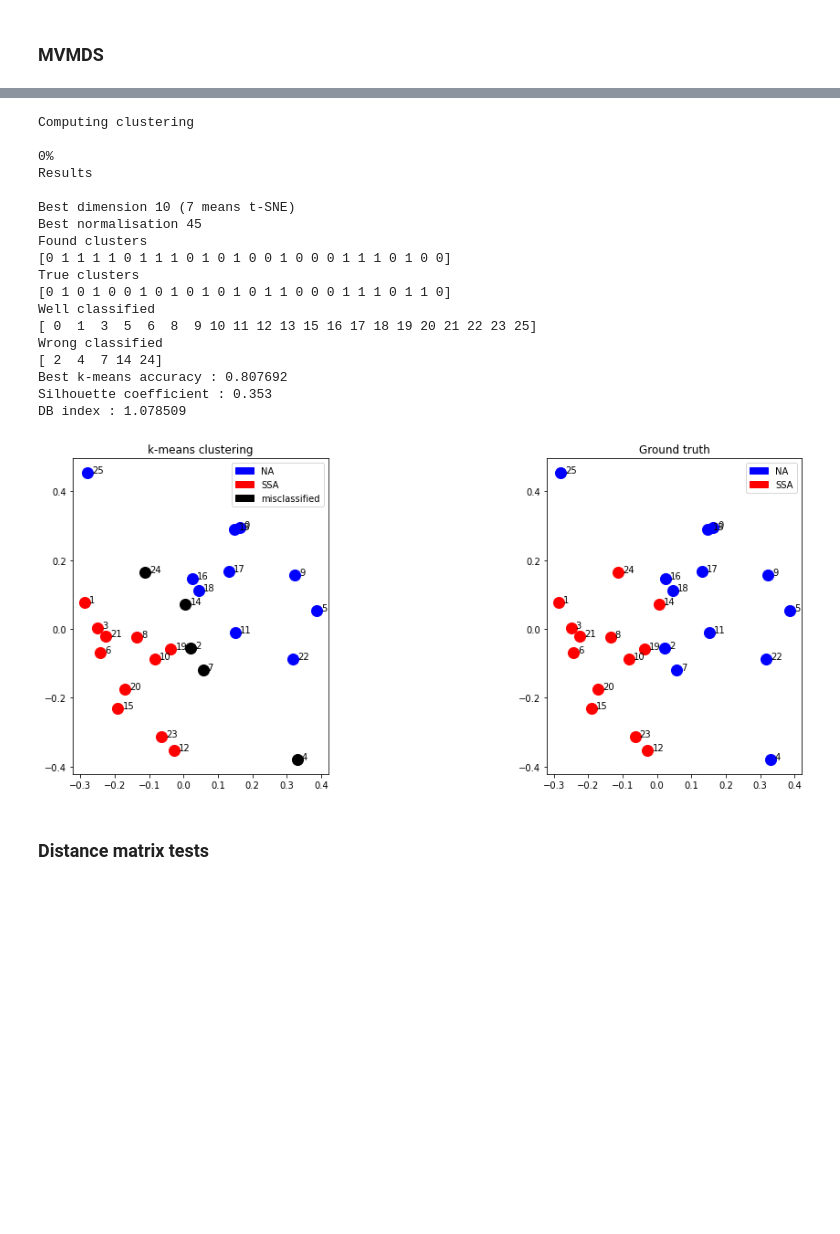
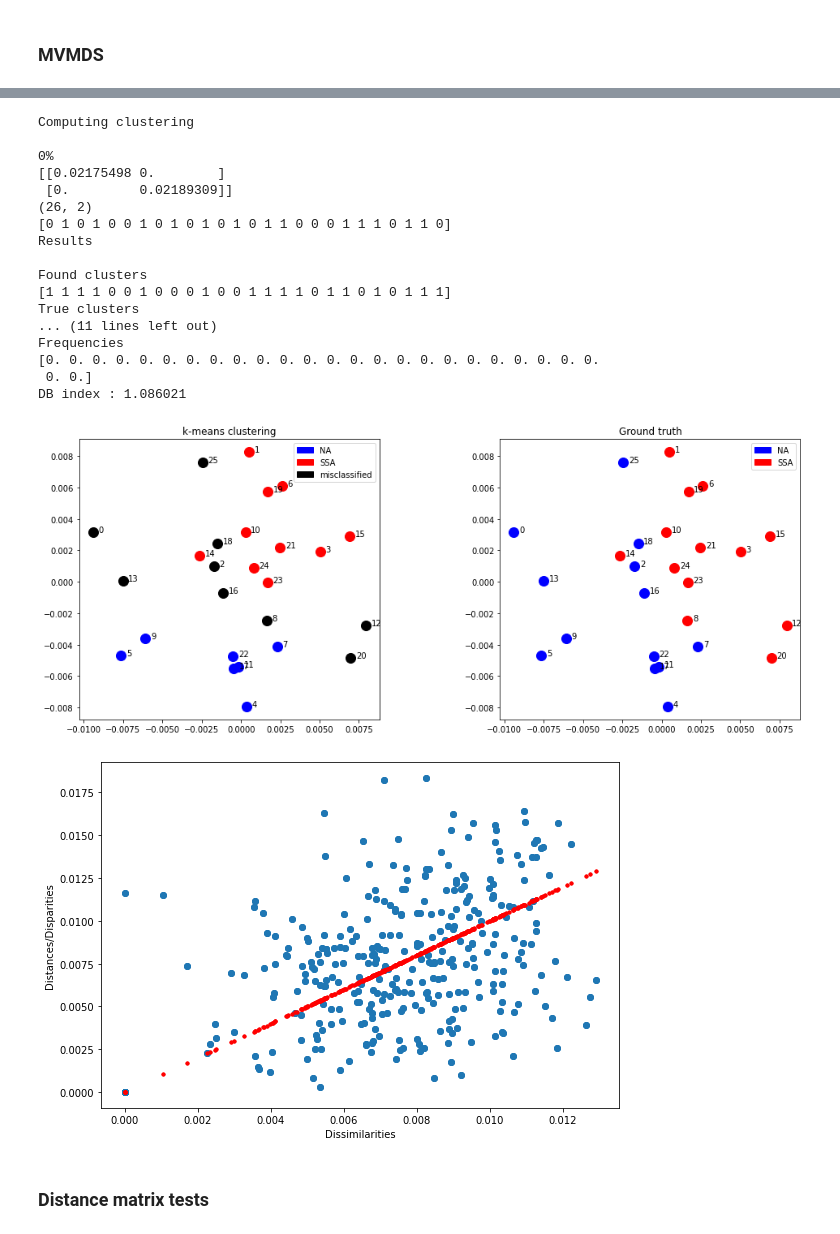
Before and after one commit to alexandremerasli/TFE, a Jupyter notebook: cluster_data.ipynb, the cells around one changed output, grey strips where cells are left out. Cells and saved outputs as stored; diff of their text form; code cells hidden in the pictures; blank space fills up the shorter version.

Commit message:
shepard diagram corrected for PCoA and added for MVMDS (some python functions where modified, not added in this commit)

```diff
--- a/cluster_data.ipynb
+++ b/cluster_data.ipynb
@@ -293,7 +294,7 @@ norm_coef = 1
 add_coef = 0
 distance_matrix = computeDistanceMatrix(15,addCoef=0,keepDiag=False) # Choose between 1 and 45,
                                             # 45 means bigger non diagonal correlations almost 1
-#distance_matrix = computeDistanceMatrix(1,addCoef=0,keepDiag=True) # Choose between 1 and 45,
+distance_matrix = computeDistanceMatrix(1,addCoef=0,keepDiag=True) # Choose between 1 and 45,
 
 study_matrix_norm = 1-(distance_matrix-add_coef)
 for i in range(len(study_matrix)):
@@ -1500,9 +1522,9 @@ def computeAllDistanceMatrix(condition,p=26,normalisation=1,addCoef=0,euclideanT
     disparities_IBI = np.array(disparities_IBI,dtype='float') # Convert into array
 
     # Try some normaliaztion
-    distance_matrix_EEG = computeDistanceMatrix(normalisation=1.1,addCoef=0,euclideanTransform=euclideanTransform,keepDiag=False,study_matrix=mat_EEG)
-    distance_matrix_EDA = computeDistanceMatrix(normalisation=1.1,addCoef=0,euclideanTransform=euclideanTransform,keepDiag=False,study_matrix=mat_EDA)
-    distance_matrix_IBI = computeDistanceMatrix(normalisation=1.1,addCoef=0,euclideanTransform=euclideanTransform,keepDiag=False,study_matrix=mat_IBI)
+    distance_matrix_EEG = computeDistanceMatrix(normalisation=1,addCoef=0,euclideanTransform=euclideanTransform,keepDiag=True,study_matrix=mat_EEG)
+    distance_matrix_EDA = computeDistanceMatrix(normalisation=1,addCoef=0,euclideanTransform=euclideanTransform,keepDiag=True,study_matrix=mat_EDA)
+    distance_matrix_IBI = computeDistanceMatrix(normalisation=1,addCoef=0,euclideanTransform=euclideanTransform,keepDiag=True,study_matrix=mat_IBI)
 
 
     '''distance_matrix_EEG = disparities_EEG
@@ -1608,0 +1642,21 @@ for norm in np.linspace(1,45,2):
+# %%
+from sklearn.cluster import KMeans
+
+mat = ['EEG','EDA','IBI']
+mat = ['EEG']
+kmeans_result = MapMethodResults("k-means",random_init,n_neighbors = 2,nbParticipants=nbParticipants,mat=mat)
+kmeans = KMeans(n_clusters=2,n_init=100)
+kmeans_result.applyMethod(kmeans,dim=[-2]) # 2D max I think, otherwise curse of dimensionnality
+
+kmeans_result.twoClustersMethodResult()
+kmeans_result.showResultMap()
+plotPoints(kmeans_result.best_points,subjects=subjects,subjectsWithoutShift=subjectsWithoutShift)
+kmeans_result.shepardDiagram()
+#plt.scatter(kmeans.init[:,0],kmeans.init[:,1],s=200,marker='x') # if t-SNE and 1 coef
+print("DB index : %f " %kmeans_result.dbScore())
+#kmeans_result.writeProbaLabel()
+if 'k-means' not in methodUsed:
+    accuracyVect = np.append(accuracyVect,kmeans_result.best_accuracy)
+    SCVect = np.append(SCVect,kmeans_result.SC)
+    methodUsed = np.append(methodUsed,'k-means')
+    prior = np.append(prior,('t-SNE')*(kmeans_result.best_dim==7)+('PCoA '+str(abs(kmeans_result.best_dim)))*(kmeans_result.best_dim<0)+('MDS '+str(kmeans_result.best_dim))*(kmeans_result.best_dim<7)*(kmeans_result.best_dim>0))
@@ -1609,43 +1689,44 @@ for norm in np.linspace(1,45,2):
 # %%
 from sklearn.cluster import KMeans
 
 mat = ['EEG','EDA','IBI']
-mat = ['EEG','EDA','IBI']
+mat = ['EDA','EEG']
 kmeans_result = MapMethodResults("k-means",random_init,n_neighbors = 2,nbParticipants=nbParticipants,mat=mat)
 kmeans = KMeans(n_clusters=2,n_init=100)
 kmeans_result.applyMethod(kmeans,dim=[10]) # 2D max I think, otherwise curse of dimensionnality
 
 kmeans_result.twoClustersMethodResult()
 kmeans_result.showResultMap()
 plotPoints(kmeans_result.best_points,subjects=subjects,subjectsWithoutShift=subjectsWithoutShift)
+kmeans_result.shepardDiagram()
 #plt.scatter(kmeans.init[:,0],kmeans.init[:,1],s=200,marker='x') # if t-SNE and 1 coef
 print("DB index : %f " %kmeans_result.dbScore())
 #kmeans_result.writeProbaLabel()
 if 'k-means' not in methodUsed:
     accuracyVect = np.append(accuracyVect,kmeans_result.best_accuracy)
     SCVect = np.append(SCVect,kmeans_result.SC)
     methodUsed = np.append(methodUsed,'k-means')
     prior = np.append(prior,('t-SNE')*(kmeans_result.best_dim==7)+('PCoA '+str(abs(kmeans_result.best_dim)))*(kmeans_result.best_dim<0)+('MDS '+str(kmeans_result.best_dim))*(kmeans_result.best_dim<7)*(kmeans_result.best_dim>0))
 # %% [output]
 Computing clustering
 
 0%
+[[0.02175498 0.        ]
+ [0.         0.02189309]]
+(26, 2)
+[0 1 0 1 0 0 1 0 1 0 1 0 1 0 1 1 0 0 0 1 1 1 0 1 1 0]
 Results
 
-Best dimension 10 (7 means t-SNE)
-Best normalisation 45
 Found clusters
-[0 1 1 1 1 0 1 1 1 0 1 0 1 0 0 1 0 0 0 1 1 1 0 1 0 0]
+[1 1 1 1 0 0 1 0 0 0 1 0 0 1 1 1 1 0 1 1 0 1 0 1 1 1]
 True clusters
-[0 1 0 1 0 0 1 0 1 0 1 0 1 0 1 1 0 0 0 1 1 1 0 1 1 0]
-Well classified
-[ 0  1  3  5  6  8  9 10 11 12 13 15 16 17 18 19 20 21 22 23 25]
-Wrong classified
-[ 2  4  7 14 24]
-Best k-means accuracy : 0.807692
-Silhouette coefficient : 0.353
-DB index : 1.078509
+... (11 lines left out)
+Frequencies
+[0. 0. 0. 0. 0. 0. 0. 0. 0. 0. 0. 0. 0. 0. 0. 0. 0. 0. 0. 0. 0. 0. 0. 0.
+ 0. 0.]
+DB index : 1.086021
-[figure, old version]
+[figure, new version]
+[figure, added]
 # %% [markdown]
 ### Distance matrix tests
 # %%
```
Also changed, not shown: parts of 62 cells of this notebook.
